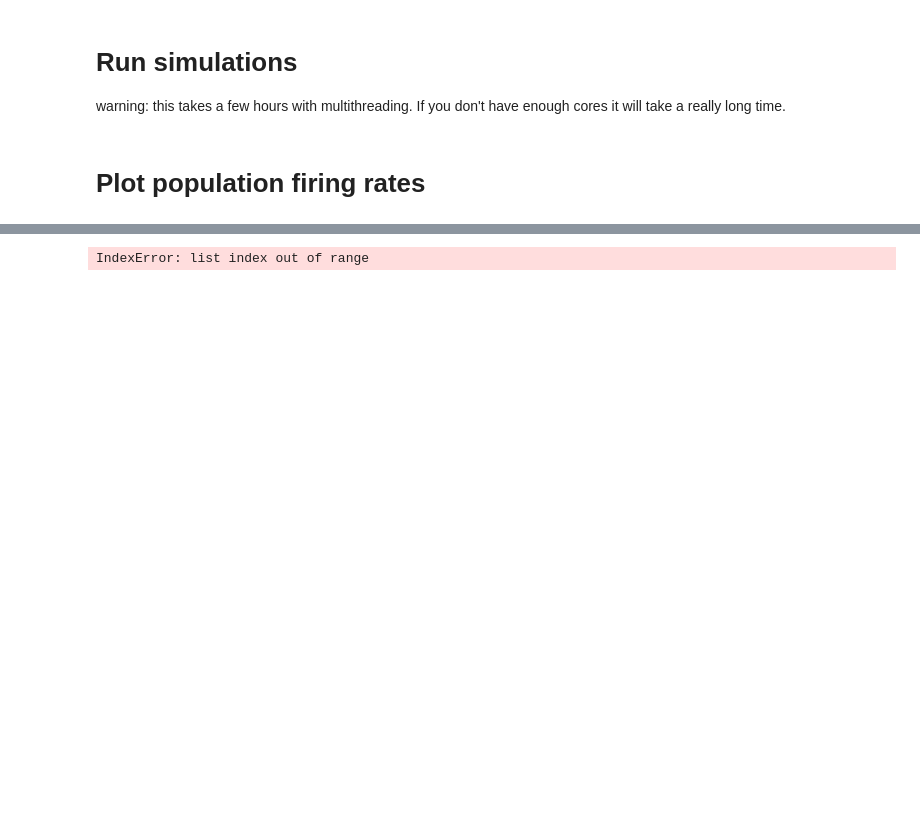
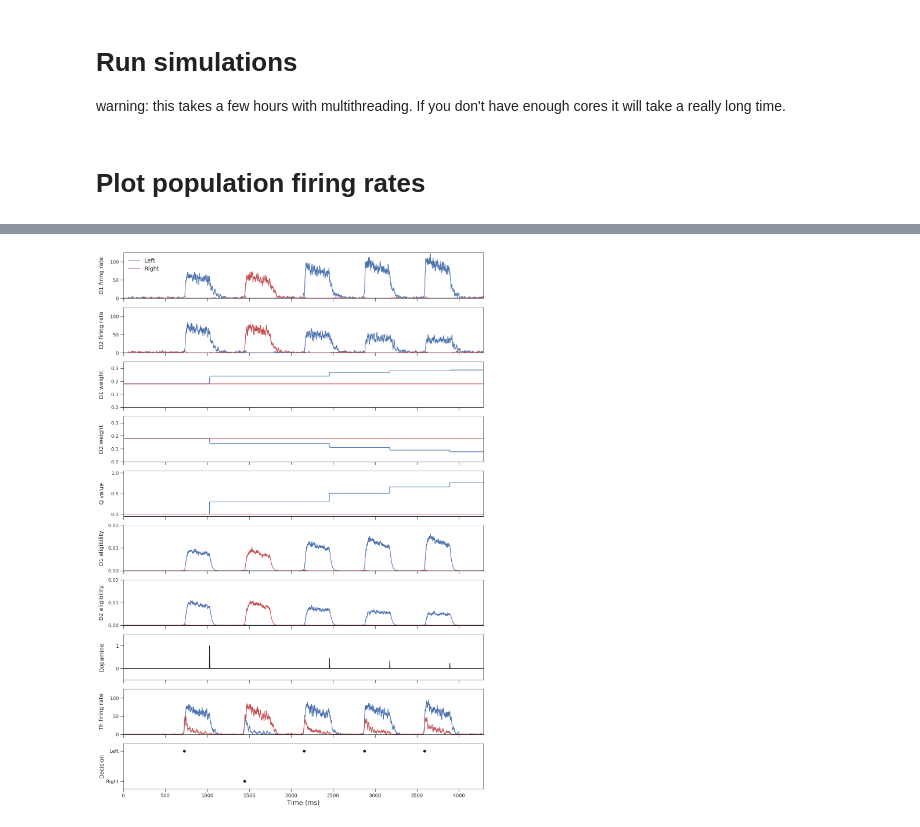
Before and after one commit to CoAxLab/AdaptiveCBGT, a Jupyter notebook: CBGT_Review_Demo.ipynb, the cells around one changed output, grey strips where cells are left out. Cells and saved outputs as stored; diff of their text form; code cells hidden in the pictures; blank space fills up the shorter version.

```diff
--- a/CBGT_Review_Demo.ipynb
+++ b/CBGT_Review_Demo.ipynb
@@ -286,7 +286,7 @@ result['popQ2s'].plot(x='Time (ms)', y='D1STR_0_0', ax=ax5)
 
 
 
-ax11.plot(reacttimes,reactions, marker='o', linestyle='None')
+ax11.plot(reacttimes,reactions, marker='o', linestyle='None', color='k')
 #ax11.plot([reacttimes[i] for i in [0,2,3,4]],[reactions[i] for i in [0,2,3,4]], marker='o', linestyle='None', markersize=10)
 #ax11.plot([reacttimes[i] for i in [1]],[reactions[i] for i in [1]], marker='o', linestyle='None', markersize=10)
 
@@ -322,33 +322,33 @@ f.align_ylabels()
 ax11.set_xlabel("Time (ms)", fontsize=16)
 
 ax1.legend(['Left','Right'],loc='upper left',fontsize=14,frameon=False)
 ax2.get_legend().remove()
 ax3.get_legend().remove()
 ax4.get_legend().remove()
 ax5.get_legend().remove()
 ax7.get_legend().remove()
 ax8.get_legend().remove()
 ax9.get_legend().remove()
 ax10.get_legend().remove()
 
 f.set_facecolor('w')
 
 ax1.tick_params(labelsize='large',width=1,length=8)
 ax2.tick_params(labelsize='large',width=1,length=8)
 ax3.tick_params(labelsize='large',width=1,length=8)
 ax4.tick_params(labelsize='large',width=1,length=8)
 ax5.tick_params(labelsize='large',width=1,length=8)
 ax7.tick_params(labelsize='large',width=1,length=8)
 ax8.tick_params(labelsize='large',width=1,length=8)
 ax9.tick_params(labelsize='large',width=1,length=8)
 ax10.tick_params(labelsize='large',width=1,length=8)
 ax11.tick_params(labelsize='large',width=1,length=8)
 
 ax7.locator_params(axis = 'y', nbins = 2)
 ax8.locator_params(axis = 'y', nbins = 2)
 ax9.locator_params(axis = 'y', nbins = 2)
 ax11.locator_params(axis = 'y', nbins = 1)
-plt.savefig("fig2.svg")
+plt.savefig("fig2.png",dpi=1200)
 # %% [output]
-IndexError: list index out of range
+[figure, added]
 # %%
```
Also changed, not shown: parts of 9 cells of this notebook, 1 other file.
